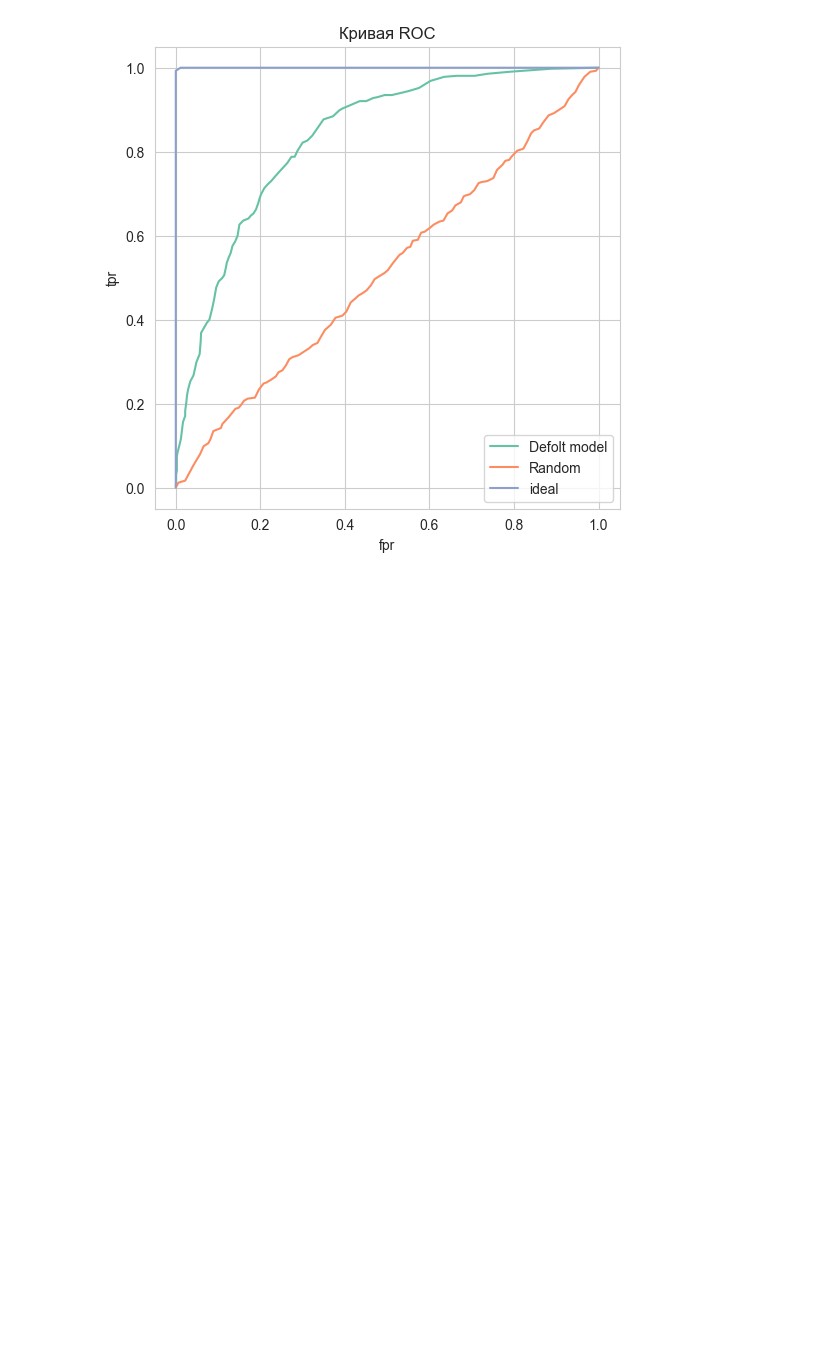
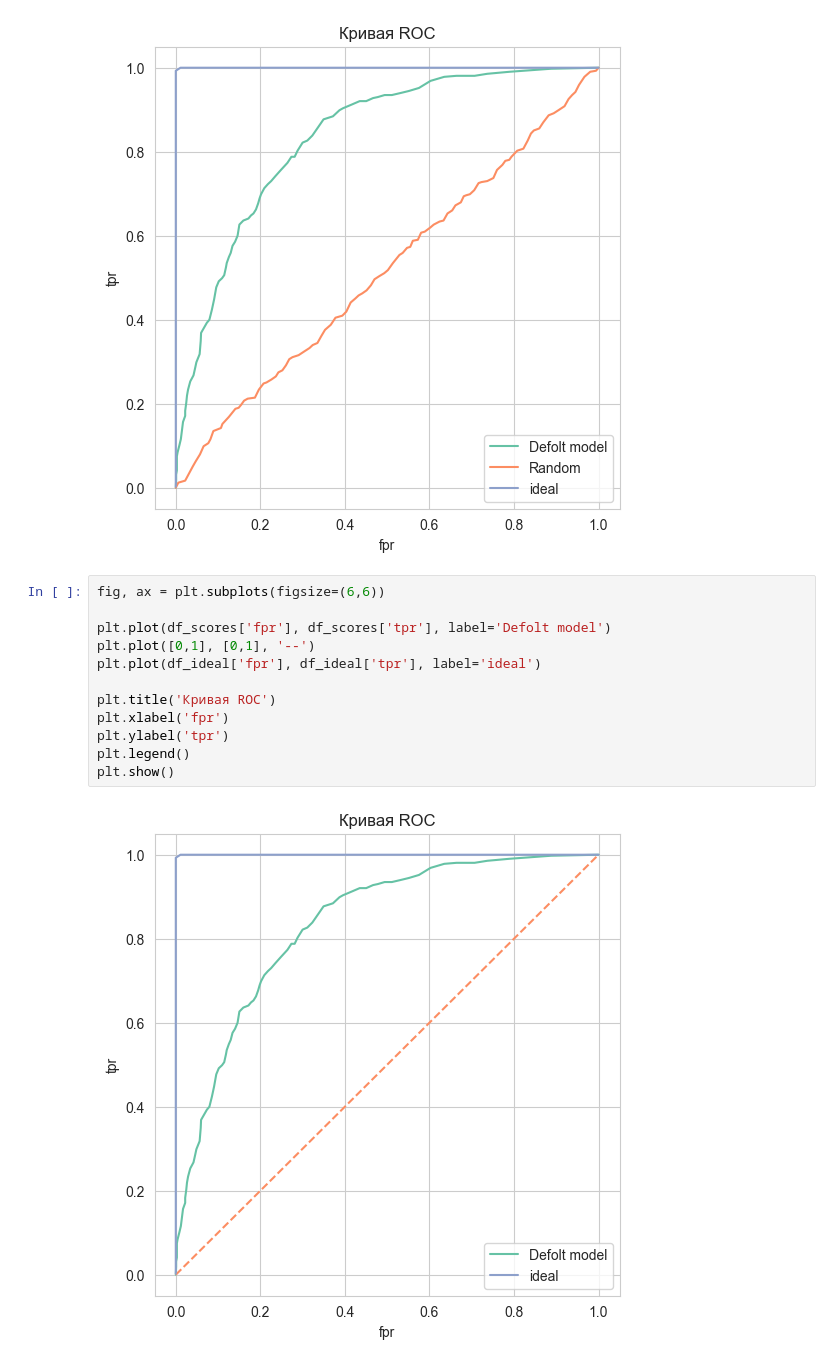
Before and after one commit to GridasovSasha/ML_classification_customer_churn, a Jupyter notebook: main.ipynb, the cells around one changed output. Drawn from its saved outputs; the diff is of its cells as text; blank space fills up the shorter version.

```diff
--- a/main.ipynb
+++ b/main.ipynb
@@ -781,3 +781,17 @@ plt.legend()
 plt.show()
 # %% [output]
 [figure]
+# %%
+fig, ax = plt.subplots(figsize=(6,6))
+
+plt.plot(df_scores['fpr'], df_scores['tpr'], label='Defolt model')
+plt.plot([0,1], [0,1], '--')
+plt.plot(df_ideal['fpr'], df_ideal['tpr'], label='ideal')
+
+plt.title('Кривая ROC')
+plt.xlabel('fpr')
+plt.ylabel('tpr')
+plt.legend()
+plt.show()
+# %% [output]
+[figure, added]
```
